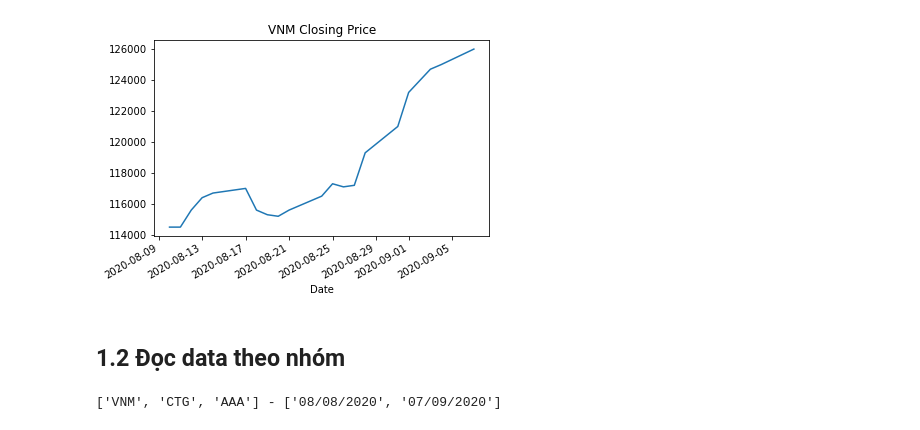
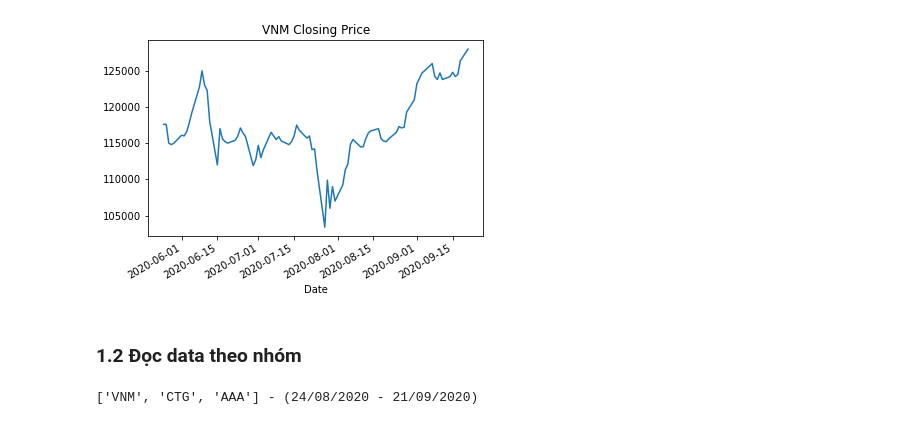
Before and after one commit to dat9uy/vietnam-stock-analysis, a Jupyter notebook: notebook/demo.ipynb, the cells around one changed output. Drawn from its saved outputs; the diff is of its cells as text; code cells hidden in the pictures.

```diff
--- a/notebook/demo.ipynb
+++ b/notebook/demo.ipynb
@@ -25,0 +22,2 @@ vnm_data = vnm.historical_data
+# %%
+vnm = ticker_data_reader("vnm", days_from_now=120)
@@ -26,16 +34,17 @@ vnm_data = vnm.historical_data
 # %%
-vnm_data['Close'].plot()
-plt.title('VNM Closing Price')
+vnm["Close"].plot()
+plt.title("VNM Closing Price")
 plt.show()
 # %% [output]
-[figure, old version]
+[figure, new version]
 # %% [markdown]
-## 1.2 Đọc data theo nhóm
+ ### 1.2 Đọc data theo nhóm
 # %%
-group = TickerGroupDataReader(['vnm', 'ctg', 'aaa'])
-group
+group = TickerGroup(["vnm", "ctg", "aaa"])
-# %% [output]
-['VNM', 'CTG', 'AAA'] - ['08/08/2020', '07/09/2020']
+# %%
+group
+# %% [output]
+['VNM', 'CTG', 'AAA'] - (24/08/2020 - 21/09/2020)
 # %%
 group.summary_info
 # %% [output]
```
Also changed, not shown: parts of 28 cells of this notebook, 6 other files.
